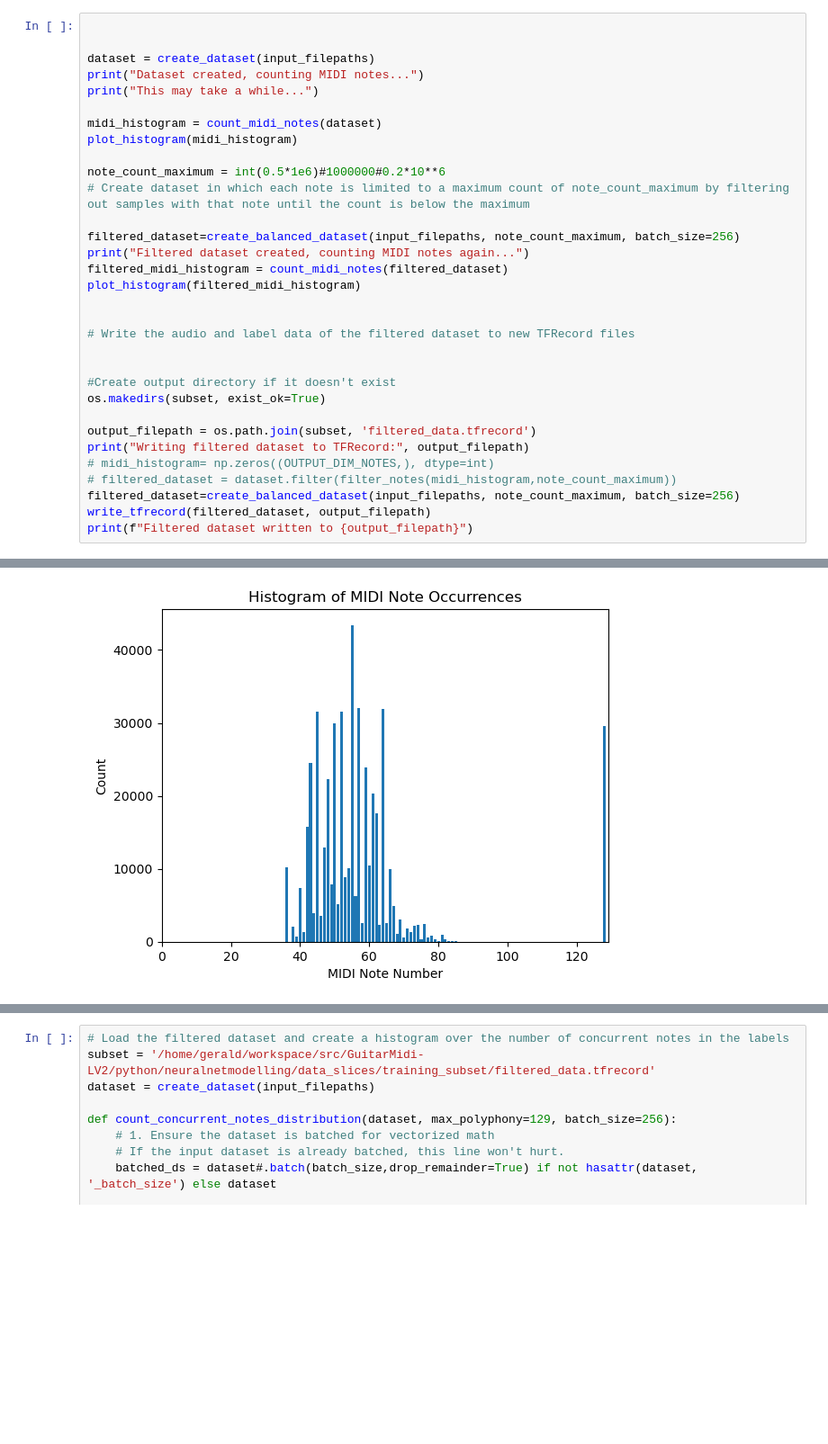
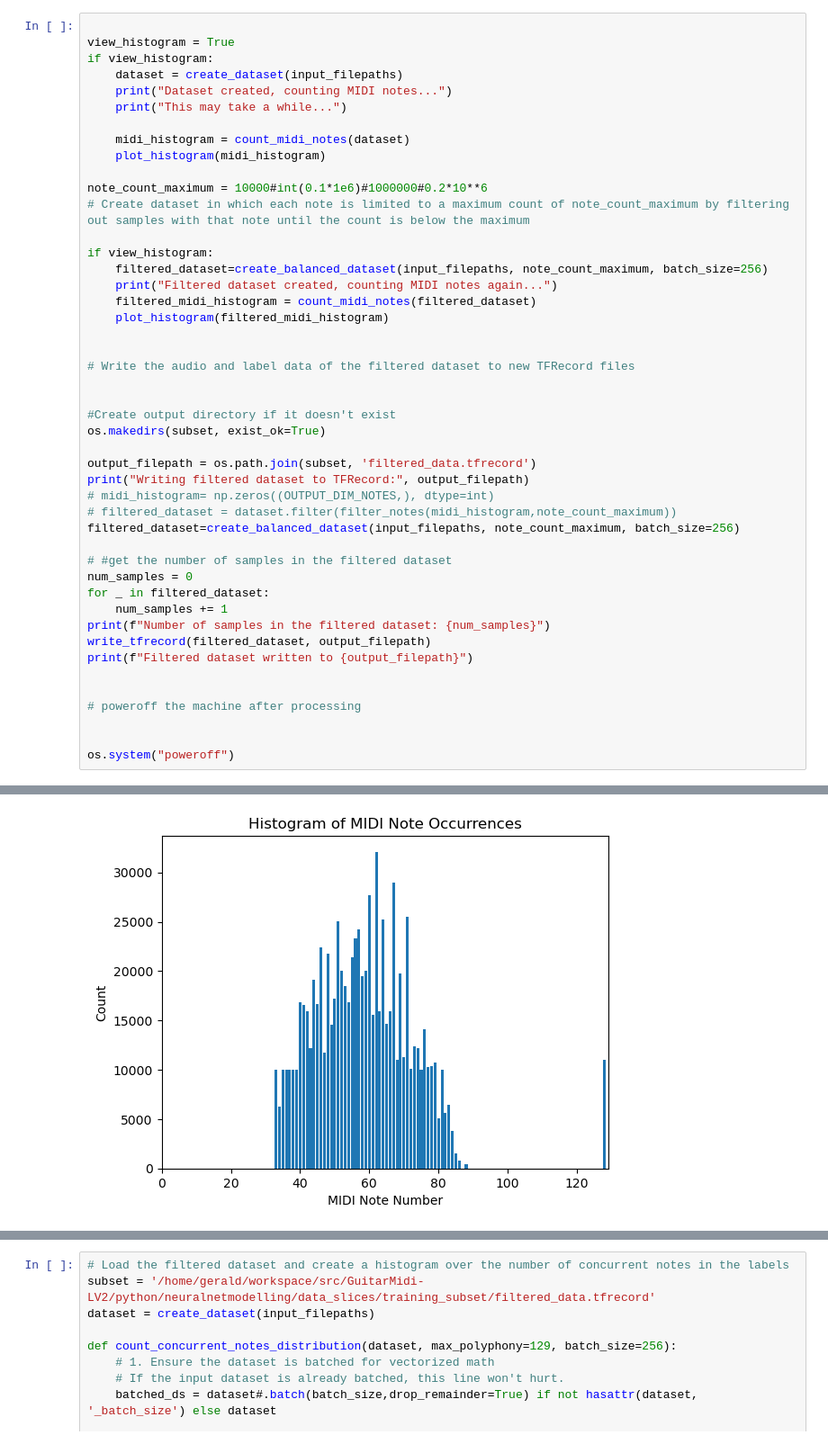
Before and after one commit to Tomtiger66/GuitarMidi-LV2, a Jupyter notebook: python/neuralnetmodelling/create_trainingsubset.ipynb, the cells around one changed output, grey strips where cells are left out. Shown at 90% size. Saved outputs shown, nothing was run; the diff lists cells and outputs as text; blank space fills up the shorter version.

```diff
--- a/python/neuralnetmodelling/create_trainingsubset.ipynb
+++ b/python/neuralnetmodelling/create_trainingsubset.ipynb
@@ -374,20 +414,22 @@ Number of input files: 10
 # %%
 
+view_histogram = True
+if view_histogram:
+    dataset = create_dataset(input_filepaths)
+    print("Dataset created, counting MIDI notes...")
+    print("This may take a while...")
 
-dataset = create_dataset(input_filepaths)
-print("Dataset created, counting MIDI notes...")
-print("This may take a while...")
+    midi_histogram = count_midi_notes(dataset)
+    plot_histogram(midi_histogram)
 
-midi_histogram = count_midi_notes(dataset)
-plot_histogram(midi_histogram)
-
-note_count_maximum = int(0.5*1e6)#1000000#0.2*10**6
+note_count_maximum = 10000#int(0.1*1e6)#1000000#0.2*10**6
 # Create dataset in which each note is limited to a maximum count of note_count_maximum by filtering out samples with that note until the count is below the maximum
 
-filtered_dataset=create_balanced_dataset(input_filepaths, note_count_maximum, batch_size=256)
-print("Filtered dataset created, counting MIDI notes again...")
-filtered_midi_histogram = count_midi_notes(filtered_dataset)
-plot_histogram(filtered_midi_histogram)
+if view_histogram:
+    filtered_dataset=create_balanced_dataset(input_filepaths, note_count_maximum, batch_size=256)
+    print("Filtered dataset created, counting MIDI notes again...")
+    filtered_midi_histogram = count_midi_notes(filtered_dataset)
+    plot_histogram(filtered_midi_histogram)
 
 
 # Write the audio and label data of the filtered dataset to new TFRecord files
@@ -401,8 +443,20 @@ print("Writing filtered dataset to TFRecord:", output_filepath)
 # midi_histogram= np.zeros((OUTPUT_DIM_NOTES,), dtype=int)
 # filtered_dataset = dataset.filter(filter_notes(midi_histogram,note_count_maximum))
 filtered_dataset=create_balanced_dataset(input_filepaths, note_count_maximum, batch_size=256)
+
+# #get the number of samples in the filtered dataset
+num_samples = 0
+for _ in filtered_dataset:
+    num_samples += 1
+print(f"Number of samples in the filtered dataset: {num_samples}")
 write_tfrecord(filtered_dataset, output_filepath)
 print(f"Filtered dataset written to {output_filepath}")
+
+
+# poweroff the machine after processing
+
+
+os.system("poweroff")
 # %% [output]
 Audio path type: <dtype: 'string'>
 Audio path value: Tensor("ParseExample/ParseExampleV2:0", shape=(None,), dtype=string)
@@ -415 +470 @@ Filtered dataset created, counting MIDI notes again...
-[figure, old version]
+[figure, new version]
```
Also changed, not shown: parts of 2 cells of this notebook.
